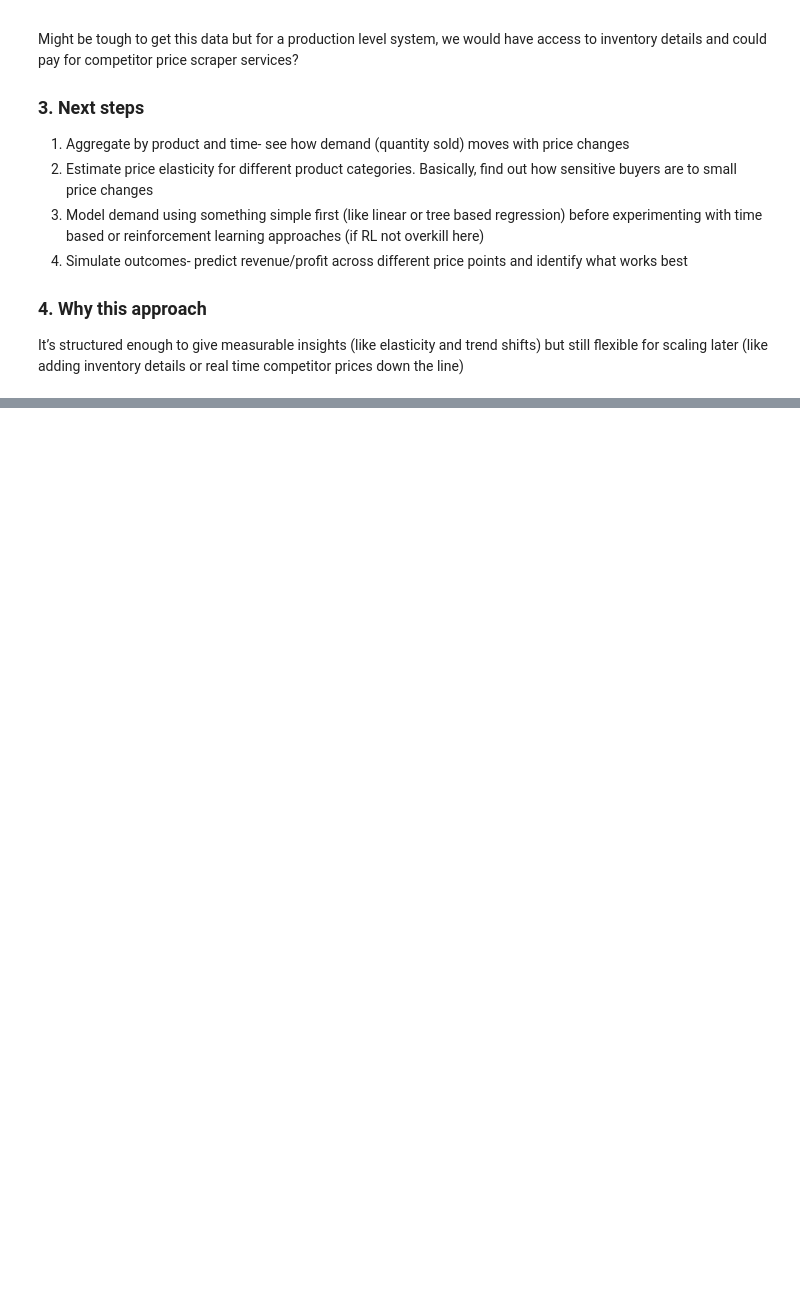
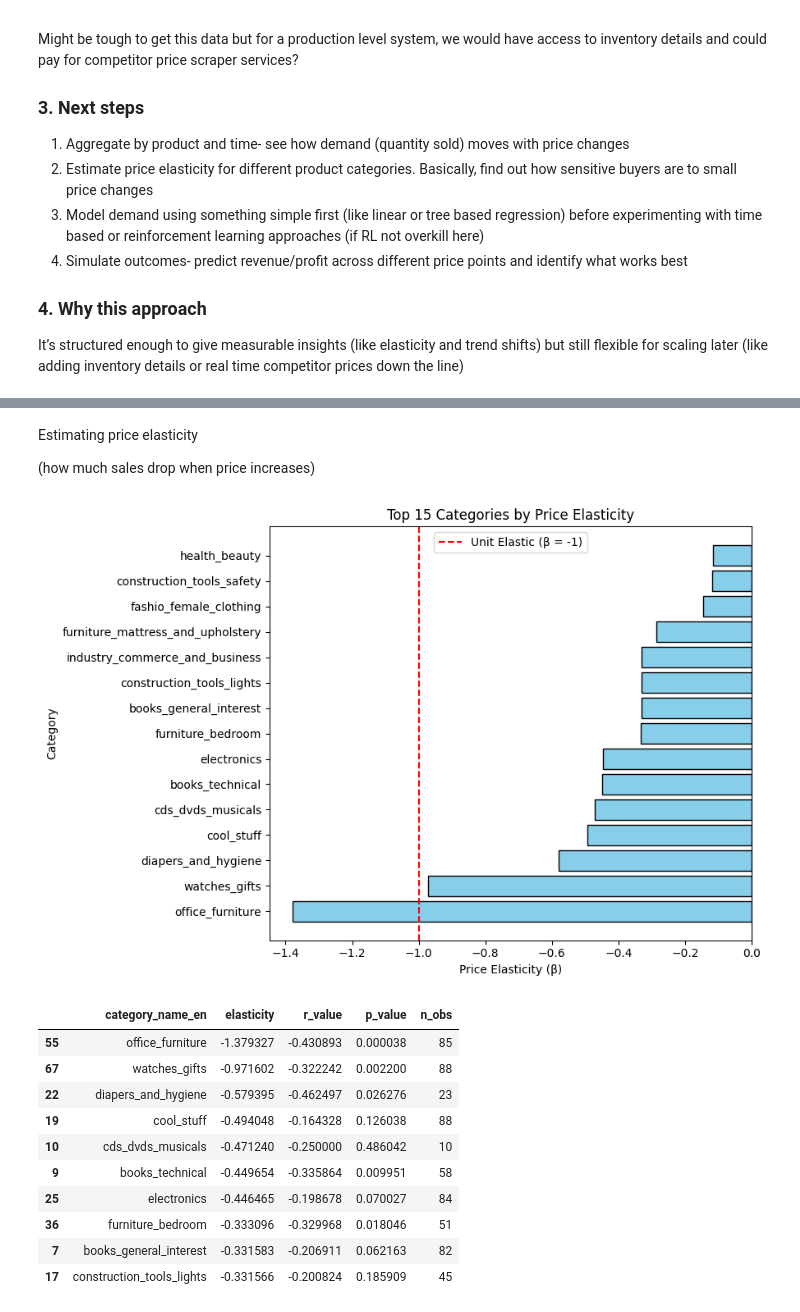
Before and after one commit to varshamanickam/dynamic-pricing-ml, a Jupyter notebook: notebooks/data_prep.ipynb, the cells around one changed output, grey strips where cells are left out. Cells and saved outputs as stored; diff of their text form; code cells hidden in the pictures; blank space fills up the shorter version.

```diff
--- a/notebooks/data_prep.ipynb
+++ b/notebooks/data_prep.ipynb
@@ -259,0 +346,74 @@ It’s structured enough to give measurable insights (like elasticity and trend
+# %% [markdown]
+Estimating price elasticity
+
+(how much sales drop when price increases)
+# %%
+# STEP 2 — Estimate price elasticity (category-level)
+# keep weekly_prod intact for reference; work on a modeling copy instead
+
+df_model = weekly_prod.merge(
+    products[["product_id", "category_name_en"]].drop_duplicates(),
+    on="product_id",
+    how="left"
+)
+
+# aggregate to category-week
+cat_week = (
+    df_model.groupby(["category_name_en", "week"], dropna=False)
+    .agg(
+        units_sold=("units_sold", "sum"),
+        avg_price=("avg_price", "mean")
+    )
+    .reset_index()
+)
+
+# log-transform (after filtering valid rows)
+cat_week = cat_week[(cat_week["units_sold"] > 0) & (cat_week["avg_price"] > 0)]
+cat_week["log_units"] = np.log(cat_week["units_sold"])
+cat_week["log_price"] = np.log(cat_week["avg_price"])
+
+# regression: ln(Q) = α + β ln(P)
+elasticities = []
+for cat, sub in cat_week.groupby("category_name_en"):
+    sub = sub.dropna(subset=["log_price","log_units"])
+    if sub["log_price"].nunique() < 2 or len(sub) < 10:
+        continue
+    slope, intercept, r, p, stderr = linregress(sub["log_price"], sub["log_units"])
+    elasticities.append({
+        "category_name_en": cat,
+        "elasticity": slope,
+        "r_value": r,
+        "p_value": p,
+        "n_obs": len(sub)
+    })
+
+elasticities_df = pd.DataFrame(elasticities).sort_values("elasticity")
+elasticities_df.to_csv(PROCESSED + "category_elasticities.csv", index=False)
+
+# visualize
+plt.figure(figsize=(9,6))
+plt.barh(elasticities_df["category_name_en"].head(15),
+          elasticities_df["elasticity"].head(15),
+          color="skyblue", edgecolor="k")
+plt.axvline(x=-1, color="red", linestyle="--", label="Unit Elastic (β = -1)")
+plt.xlabel("Price Elasticity (β)")
+plt.ylabel("Category")
+plt.title("Top 15 Categories by Price Elasticity")
+plt.legend()
+plt.tight_layout()
+plt.show()
+
+elasticities_df.head(10)
+# %% [output]
+[figure, added]
+|  | category_name_en | elasticity | r_value | p_value | n_obs |
+| 55 | office_furniture | -1.379327 | -0.430893 | 0.000038 | 85 |
+| 67 | watches_gifts | -0.971602 | -0.322242 | 0.002200 | 88 |
+| 22 | diapers_and_hygiene | -0.579395 | -0.462497 | 0.026276 | 23 |
+| 19 | cool_stuff | -0.494048 | -0.164328 | 0.126038 | 88 |
+| 10 | cds_dvds_musicals | -0.471240 | -0.250000 | 0.486042 | 10 |
+| 9 | books_technical | -0.449654 | -0.335864 | 0.009951 | 58 |
+| 25 | electronics | -0.446465 | -0.198678 | 0.070027 | 84 |
+| 36 | furniture_bedroom | -0.333096 | -0.329968 | 0.018046 | 51 |
+| 7 | books_general_interest | -0.331583 | -0.206911 | 0.062163 | 82 |
+| 17 | construction_tools_lights | -0.331566 | -0.200824 | 0.185909 | 45 |
```
Also changed, not shown: parts of 15 cells of this notebook, 2 other files.
